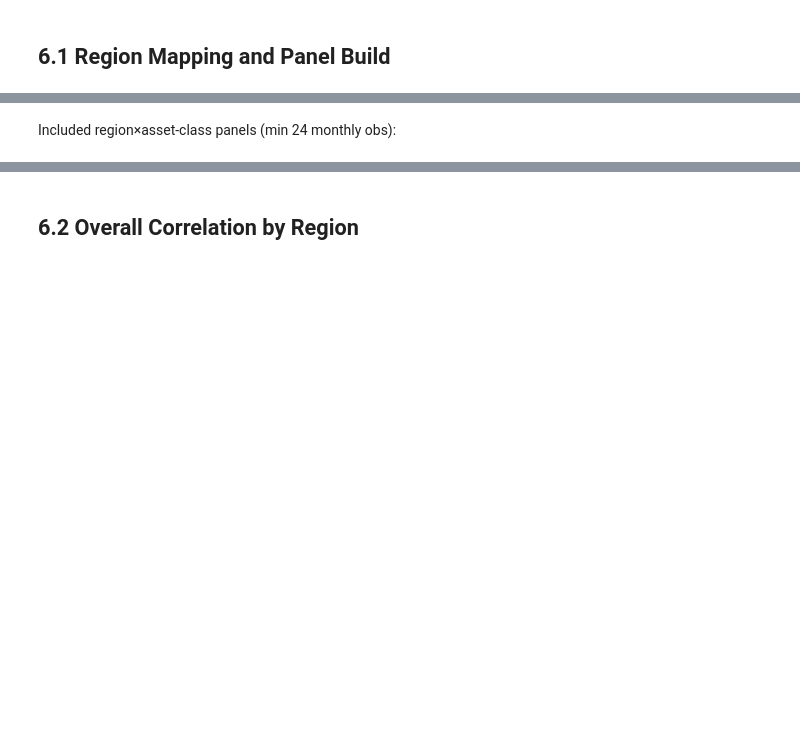
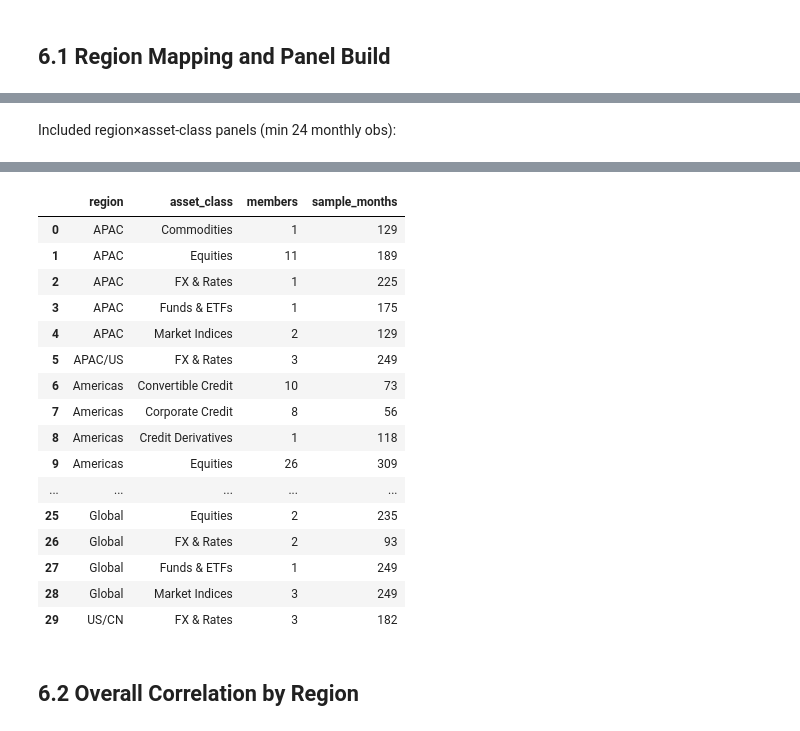
Before and after one commit to kecheng-shi/Nexus-data-preprocessing, a Jupyter notebook: Nexus Data Analysis.ipynb, the cells around one changed output, grey strips where cells are left out. Drawn from its saved outputs; the diff is of its cells as text; code cells hidden in the pictures; blank space fills up the shorter version.

```diff
--- a/Nexus Data Analysis.ipynb
+++ b/Nexus Data Analysis.ipynb
@@ -2014,43 +2014,69 @@ Notes
 # %%
 # Build region-level asset-class panels from instrument returns and metadata.
 import re
+from pathlib import Path
 import numpy as np
 import pandas as pd
 from IPython.display import display, Markdown
+
+REGION_LOOKUP_PATH = Path('Nexus Data Lists with VBA.xlsm')
+
+def _normalize_region_key(text: str) -> str:
+    return re.sub(r'[^a-z0-9]+', '', str(text).lower())
+
+def load_region_lookup(path: Path) -> dict[str, str]:
+    if not path.exists():
+        print(f'Region lookup workbook missing: {path}')
+        return {}
+    try:
+        region_df = pd.read_excel(path, sheet_name='Universe')
+    except Exception as exc:  # noqa: BLE001
+        print(f'Failed to load region lookup from {path}: {exc}')
+        return {}
+    region_df = region_df[['Ticker', 'TickerSuffix', 'Region']].dropna(subset=['Ticker', 'Region'])
+    lookup: dict[str, str] = {}
+    for _, row in region_df.iterrows():
+        ticker = str(row['Ticker']).strip()
+        suffix = str(row['TickerSuffix']).strip() if pd.notna(row['TickerSuffix']) else ''
+        region = str(row['Region']).strip()
+        if not ticker:
+            continue
+        candidates = {ticker, f"{ticker} {suffix}".strip()} if suffix else {ticker}
+        for candidate in filter(None, candidates):
+            lookup.setdefault(_normalize_region_key(candidate), region)
+    return lookup
+
+REGION_LOOKUP = load_region_lookup(REGION_LOOKUP_PATH)
 
 # Guard: ensure upstream artifacts exist.
 if 'asset_returns' not in globals() or 'asset_meta' not in globals():
     display(Markdown('Prerequisites missing: run Section 4.2 asset aggregation first.'))
 else:
-    # Infer region from instrument metadata using simple heuristics.
+    unmatched_labels: set[str] = set()
+
     def infer_region(label: str) -> str:
-        s = label.lower()
-        # Priority order: US, Europe, UK, Japan, China, Canada, Australia, EM, Global/Other
-        if any(k in s for k in [' us ', ' us equity', 'usd', 'united states', 'treasury', ' usgg', ' spx ', ' spy ']):
-            return 'US'
-        if any(k in s for k in [' euro', ' eur', 'europe', 'stoxx', 'sx5e', 'dax ']):
-            return 'Europe'
-        if any(k in s for k in [' uk ', 'ftse', ' gbp', ' united kingdom']):
-            return 'UK'
-        if any(k in s for k in [' japan', ' jpy', ' nky ', 'tpx ']):
-            return 'Japan'
-        if any(k in s for k in [' china', ' cny', ' cnh', ' shcomp', ' hscei']):
-            return 'China'
-        if any(k in s for k in [' canada', ' cad', ' tsx']):
-            return 'Canada'
-        if any(k in s for k in [' australia', ' aud', ' asx']):
-            return 'Australia'
-        if any(k in s for k in [' emerging', ' msci em', ' eem ']):
-            return 'EM'
-        if any(k in s for k in [' world', ' global', ' acwi', ' vt ']):
+        if not isinstance(label, str) or not label:
             return 'Global'
-        return 'Global'
+        payload = label.split(' - ', 1)[-1] if ' - ' in label else label
+        region = REGION_LOOKUP.get(_normalize_region_key(payload))
+        if region is None:
+            region = REGION_LOOKUP.get(_normalize_region_key(label))
+        if region is None:
+            unmatched_labels.add(label)
+            return 'Global'
+        return region
 
     meta_df = pd.DataFrame(asset_meta) if isinstance(asset_meta, list) else pd.DataFrame([])
     if meta_df.empty:
         display(Markdown('No asset metadata available to infer regions.'))
     else:
         meta_df['region'] = meta_df['label'].astype(str).apply(infer_region)
+        if unmatched_labels:
+            print(f'Region lookup defaulted to Global for {len(unmatched_labels)} instruments (showing up to 10).')
+            preview = pd.Series(sorted(unmatched_labels)).to_frame('label')
+            display(preview.head(10))
+            if preview.shape[0] > 10:
+                print('...')
         # Build region-level panels: mean of instrument returns per asset class within region.
         REGION_ASSET_CLASS_PANELS = {}
         REGION_ASSET_INVENTORY = []
@@ -2100,3 +2112,20 @@ Included region×asset-class panels (min 24 monthly obs):
+|  | region | asset_class | members | sample_months |
+| 0 | APAC | Commodities | 1 | 129 |
+| 1 | APAC | Equities | 11 | 189 |
+| 2 | APAC | FX & Rates | 1 | 225 |
+| 3 | APAC | Funds & ETFs | 1 | 175 |
+| 4 | APAC | Market Indices | 2 | 129 |
+| 5 | APAC/US | FX & Rates | 3 | 249 |
+| 6 | Americas | Convertible Credit | 10 | 73 |
+| 7 | Americas | Corporate Credit | 8 | 56 |
+| 8 | Americas | Credit Derivatives | 1 | 118 |
+| 9 | Americas | Equities | 26 | 309 |
+| ... | ... | ... | ... | ... |
+| 25 | Global | Equities | 2 | 235 |
+| 26 | Global | FX & Rates | 2 | 93 |
+| 27 | Global | Funds & ETFs | 1 | 249 |
+| 28 | Global | Market Indices | 3 | 249 |
+| 29 | US/CN | FX & Rates | 3 | 182 |
 # %% [markdown]
 ## 6.2 Overall Correlation by Region
 # %%
```
Also changed, not shown: parts of 4 cells of this notebook, 2 other files.
